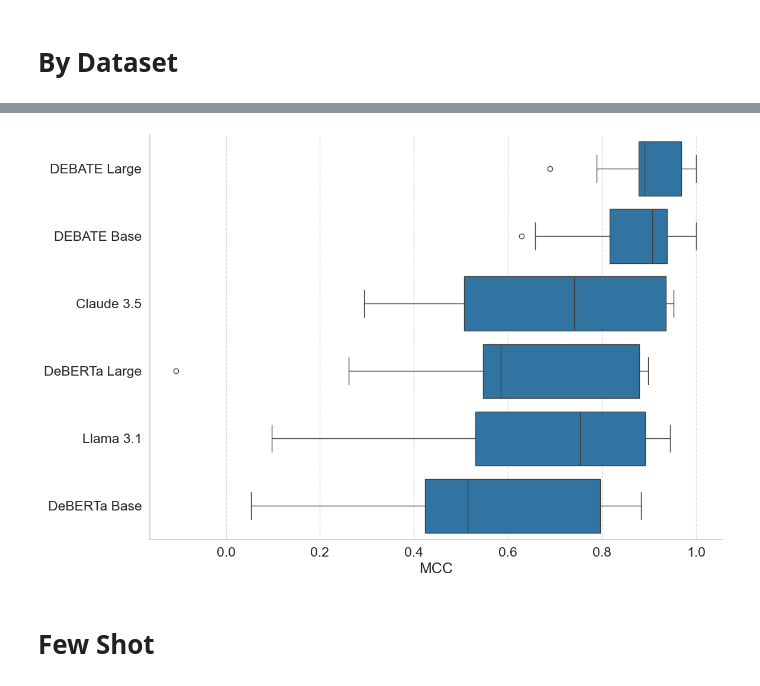
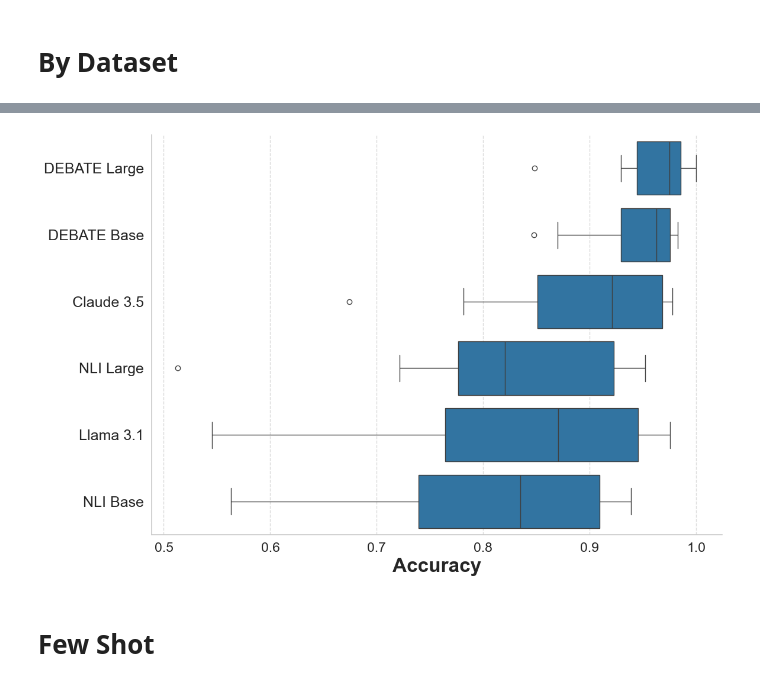
Before and after one commit to MLBurnham/pol_DEBATE, a Jupyter notebook: analysis/plots.ipynb, the cells around one changed output, grey strips where cells are left out. Cells and saved outputs as stored; diff of their text form; code cells hidden in the pictures.

```diff
--- a/analysis/plots.ipynb
+++ b/analysis/plots.ipynb
@@ -281,4 +203,2 @@ plt.show()
 # %% [markdown]
 # By Dataset
-# %%
-df = pd.read_csv('polnli_test_results.csv')
@@ -307,26 +205,42 @@ data['Column'] = pd.Categorical(data['Column'], categories=modelorder, ordered=T
 # %%
+metric = 'Accuracy'
+tasks = ['PoliStance_Affect', 'PoliStance_Affect_QT',
+       'acled_event_entailment', 'argument_quality_ranking_entailment',
+       'bill_summary_entailment', 'dehumanizing_hatespeech_entailment',
+       'dem_rep_party_platform_topics', 'ibm_claimstance_entailment',
+       'ibm_claimstance_topic_entailment', 'polistance_issue_tweets',
+       'scad_event_entailment', 'targeted_hatespeech_entailment',
+       'violent_hatespeech_entailment']
+
+modelorder = ["DEBATE Large", "DEBATE Base", "Claude 3.5", "NLI Large", "Llama 3.1", "NLI Base"]
+
+data = df[df['Task'].isin(tasks)].copy()
+data['Model'] = pd.Categorical(data['Model'], categories=modelorder, ordered=True)
+bar_color = sns.color_palette("colorblind")[0]
+
 # Set the figure size for better visibility
 plt.figure(figsize=(12, 8))
 
 # Create the box plot
 sns.boxplot(
-    x='MCC',           # X-axis
-    y='Column',        # Y-axis
+    x=metric,           # X-axis
+    y='Model',        # Y-axis
     data=data,         # Your DataFrame
-    fill=custom_palette[0]  # Use a colorblind-friendly palette
+    fill=bar_color  # Use a colorblind-friendly palette
 )
 sns.despine(top=True, right=True)
 # Label the axes
-plt.xlabel('MCC')
+plt.xlabel(metric, fontweight = 'bold', size = 24)
 plt.ylabel('')
+plt.tick_params(axis='y', which='major', labelsize=18)
 plt.grid(axis='x', which='both', linestyle='--', alpha=0.7)
 # Improve layout
 plt.tight_layout()
-plt.savefig('plots/test_datasets.png')
+plt.savefig(r'../plots/test_datasets_{}.png'.format(metric), dpi = 300)
 # Show the plot
 plt.show()
 # %% [output]
-[figure, old version]
+[figure, new version]
 # %% [markdown]
 # Few Shot
 # %%
```
Also changed, not shown: parts of 11 cells of this notebook, 3 other files.
